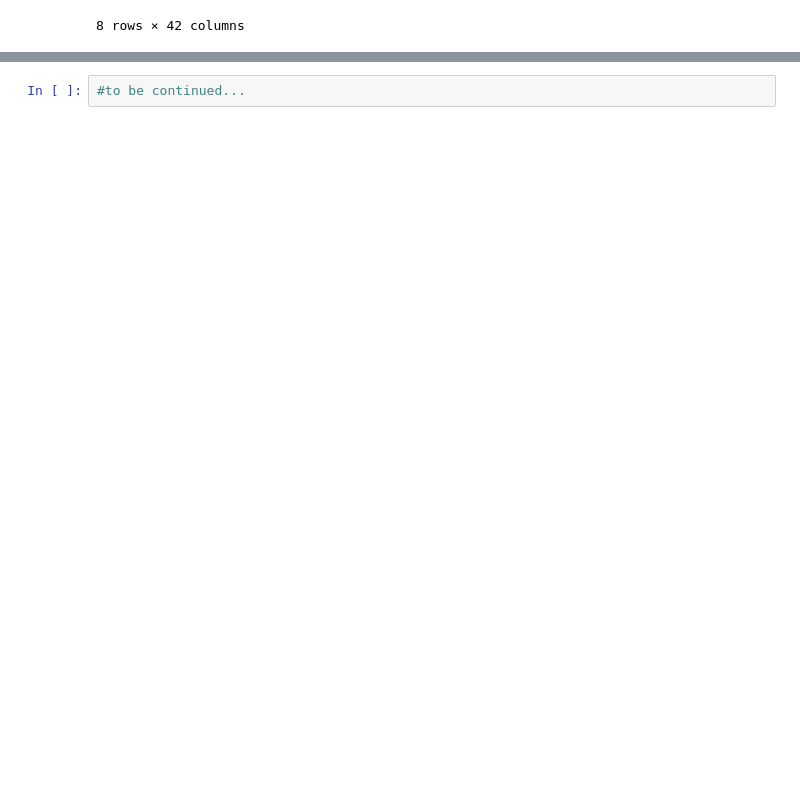
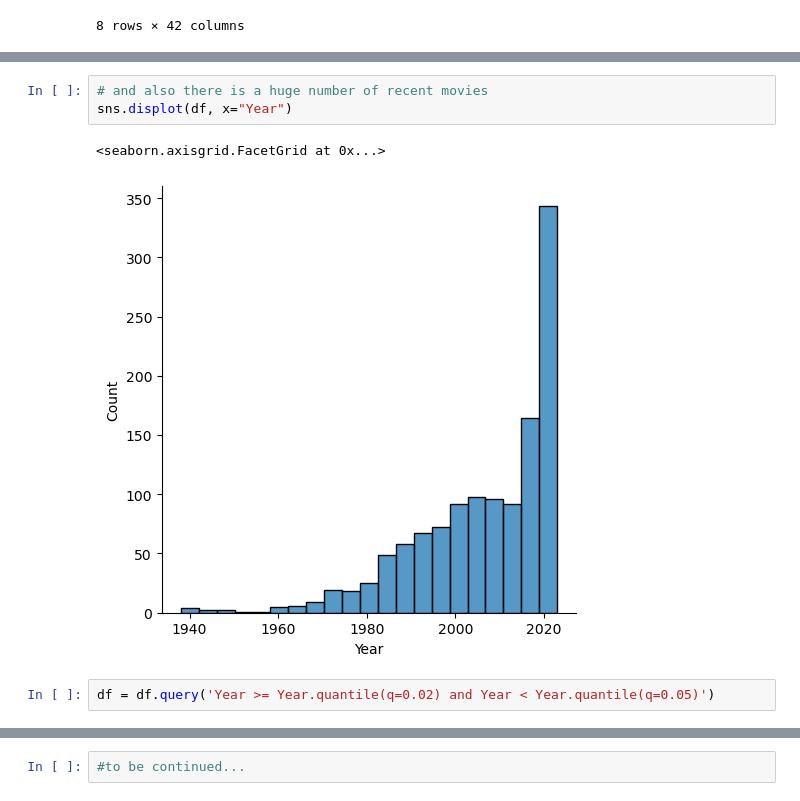
Before and after one commit to crypt0kitik/Introduction-to-Machine-Learning-Methods, a Jupyter notebook: Exercise1_LinearRegression/Linear_regresssion.ipynb, the cells around one changed output, grey strips where cells are left out. Cells and saved outputs as stored; diff of their text form; blank space fills up the shorter version.

```diff
--- a/Exercise1_LinearRegression/Linear_regresssion.ipynb
+++ b/Exercise1_LinearRegression/Linear_regresssion.ipynb
@@ -320,2 +356,10 @@ class_counts
 1963      1
 Name: Year, Length: 73, dtype: int64
+# %%
+# and also there is a huge number of recent movies
+sns.displot(df, x="Year")
+# %% [output]
+<seaborn.axisgrid.FacetGrid at 0x...>
+[figure, added]
+# %%
+df = df.query('Year >= Year.quantile(q=0.02) and Year < Year.quantile(q=0.05)')
```
Also changed, not shown: parts of 9 cells of this notebook.
